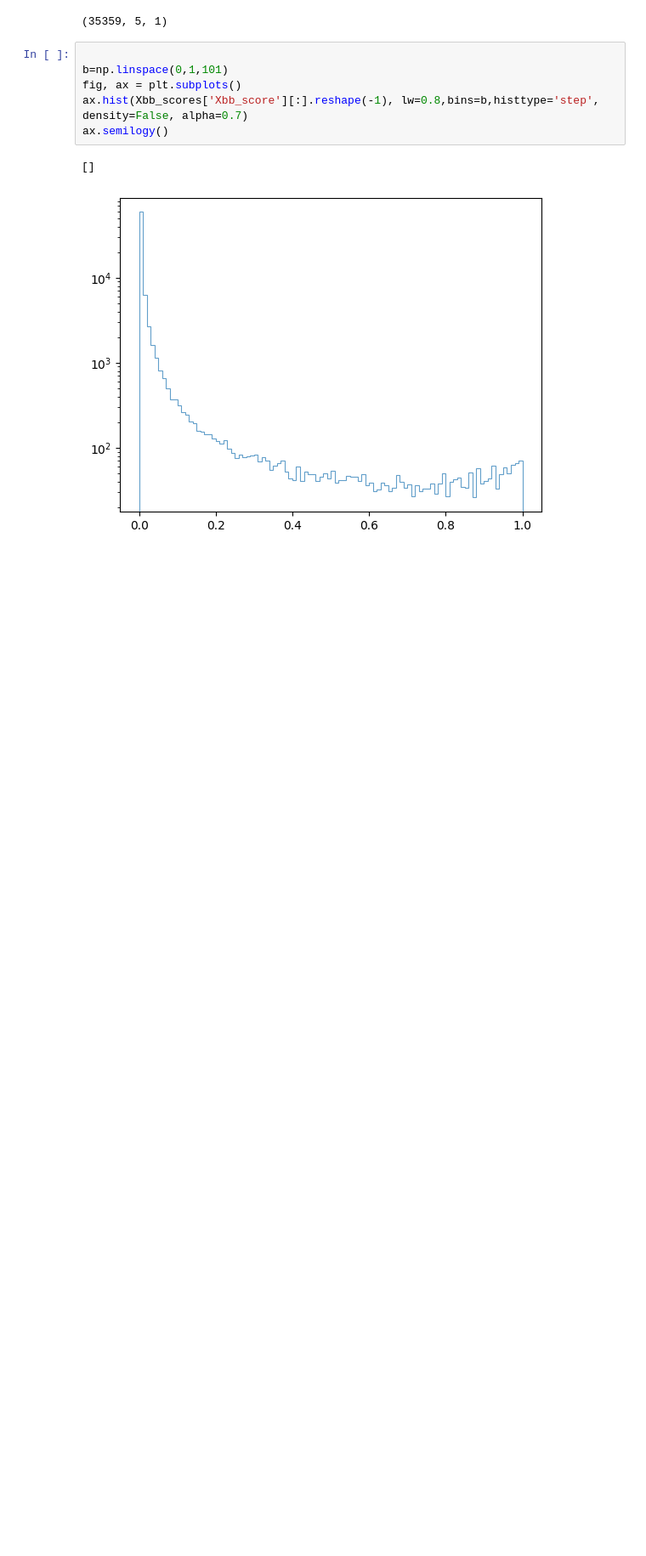
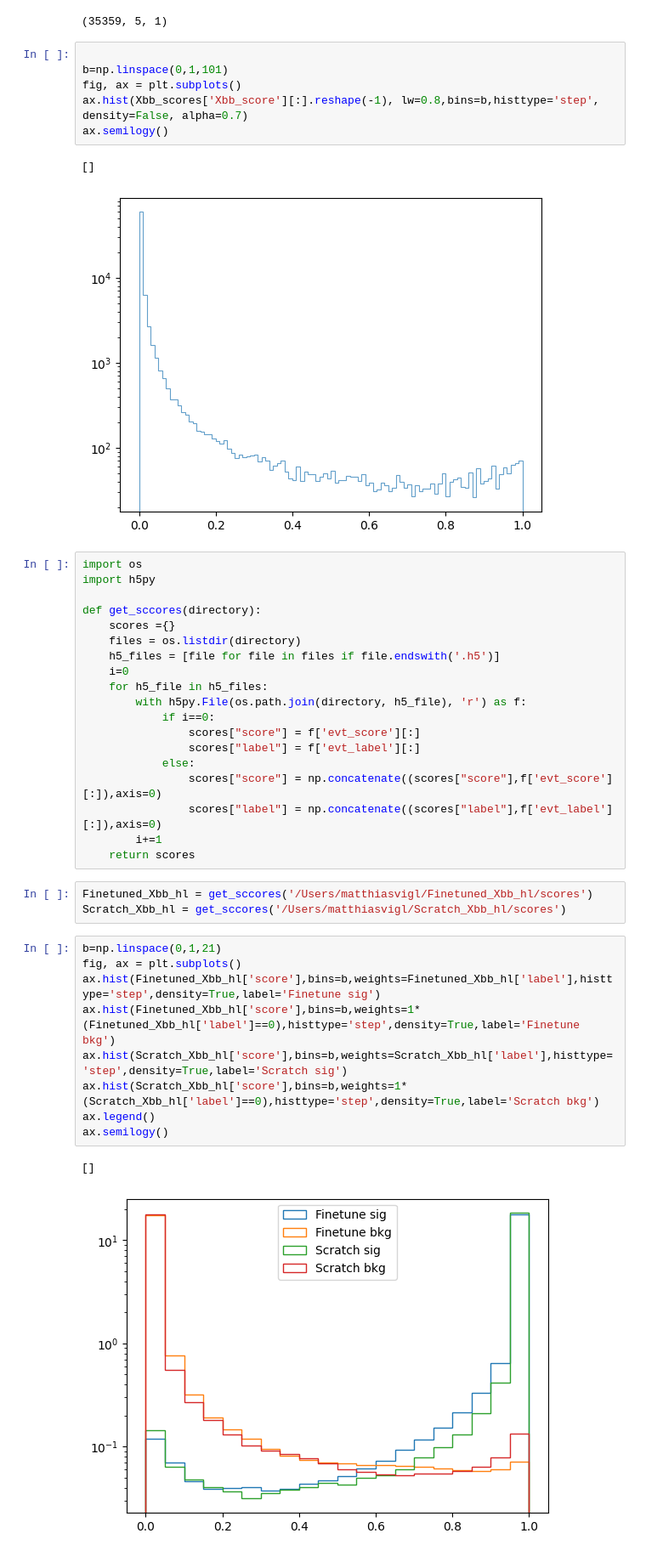
Before and after one commit to mvigl/Finetune_hep, a Jupyter notebook: demo.ipynb, the cells around one changed output. Shown at 85% size. Drawn from its saved outputs; the diff is of its cells as text; blank space fills up the shorter version.

Commit message:
save scores

```diff
--- a/demo.ipynb
+++ b/demo.ipynb
@@ -223,3 +223,37 @@ ax.semilogy()
 # %% [output]
 []
 [figure]
+# %%
+import os
+import h5py
+
+def get_sccores(directory):
+    scores ={}
+    files = os.listdir(directory)
+    h5_files = [file for file in files if file.endswith('.h5')]
+    i=0
+    for h5_file in h5_files:
+        with h5py.File(os.path.join(directory, h5_file), 'r') as f:
+            if i==0:
+                scores["score"] = f['evt_score'][:]
+                scores["label"] = f['evt_label'][:]
+            else:
+                scores["score"] = np.concatenate((scores["score"],f['evt_score'][:]),axis=0)
+                scores["label"] = np.concatenate((scores["label"],f['evt_label'][:]),axis=0)
+        i+=1
+    return scores
+# %%
+Finetuned_Xbb_hl = get_sccores('/Users/matthiasvigl/Finetuned_Xbb_hl/scores')
+Scratch_Xbb_hl = get_sccores('/Users/matthiasvigl/Scratch_Xbb_hl/scores')
+# %%
+b=np.linspace(0,1,21)
+fig, ax = plt.subplots()
+ax.hist(Finetuned_Xbb_hl['score'],bins=b,weights=Finetuned_Xbb_hl['label'],histtype='step',density=True,label='Finetune sig')
+ax.hist(Finetuned_Xbb_hl['score'],bins=b,weights=1*(Finetuned_Xbb_hl['label']==0),histtype='step',density=True,label='Finetune bkg')
+ax.hist(Scratch_Xbb_hl['score'],bins=b,weights=Scratch_Xbb_hl['label'],histtype='step',density=True,label='Scratch sig')
+ax.hist(Scratch_Xbb_hl['score'],bins=b,weights=1*(Scratch_Xbb_hl['label']==0),histtype='step',density=True,label='Scratch bkg')
+ax.legend()
+ax.semilogy()
+# %% [output]
+[]
+[figure, added]
```
Also changed, not shown: parts of 3 cells of this notebook, 1 other file.
